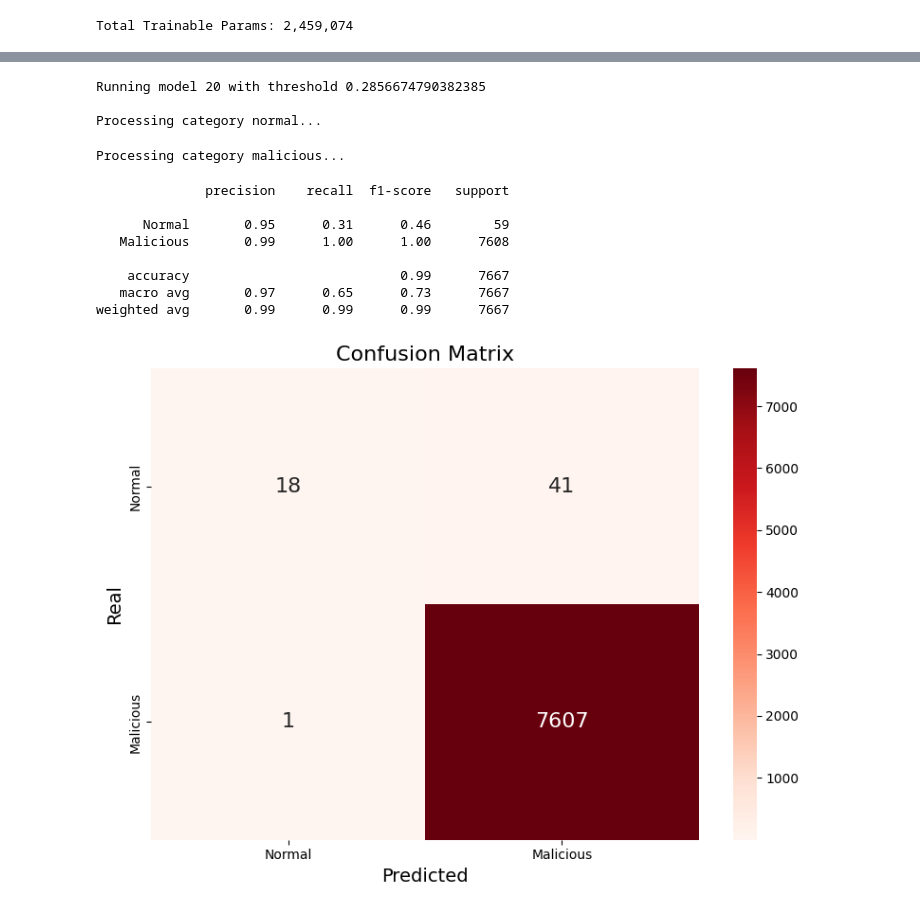
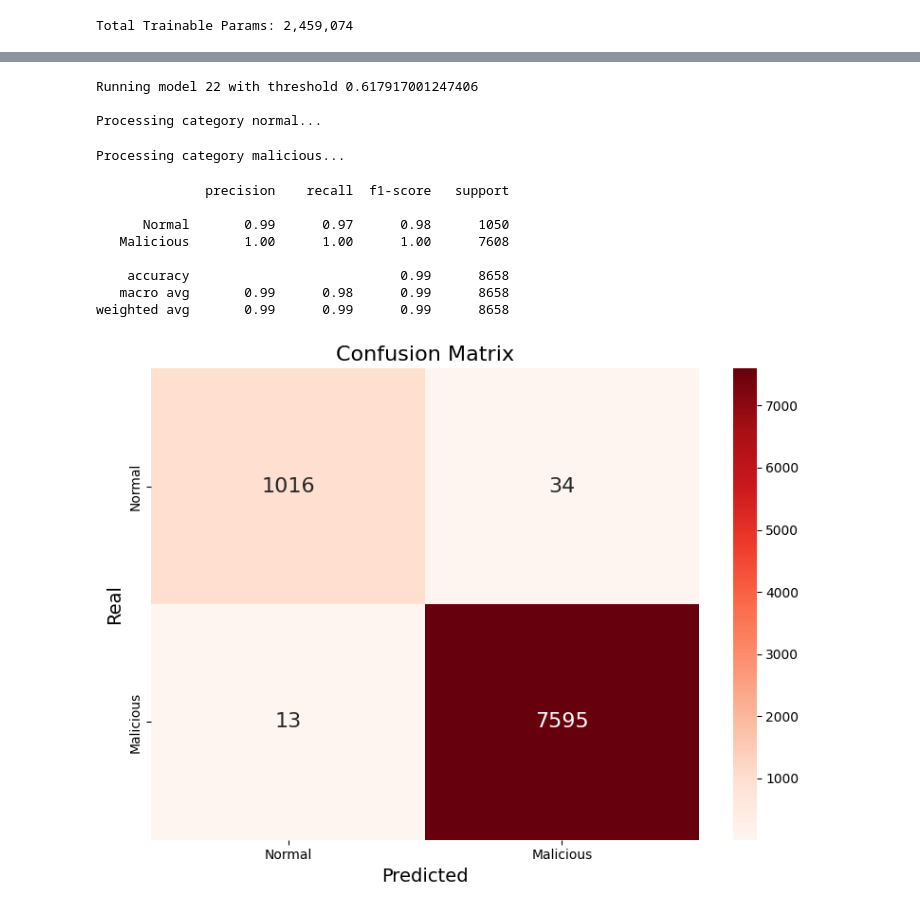
Before and after one commit to DragosMarinescu19/MaliciousCallDetection, a Jupyter notebook: Spectrograms.ipynb, the cells around one changed output, grey strips where cells are left out. Cells and saved outputs as stored; diff of their text form; code cells hidden in the pictures.

Commit message:
Added RFP Audio_With_Noise and generated normal spectrograms + ran model 22

```diff
--- a/Spectrograms.ipynb
+++ b/Spectrograms.ipynb
@@ -218,13 +197,13 @@ def spectrograms_random_splits(spectogram_path,train_ratio=0.8,val_ratio=0.1):
 
         target_dict=normal_sources if label==0 else malicious_sources
 
-        if source_name not in target_dict:
-          target_dict[source_name]={'samples': [], 'label': label}
+        if source_name not in target_dict: #key=audio name, value= dictionary(samples=list of spectrograms, label)
+          target_dict[source_name]={'spectrograms': [], 'label': label}
 
-        target_dict[source_name]['samples'].append(full_path)
+        target_dict[source_name]['spectrograms'].append(full_path)
 
   def get_split_lists(source_dict):
-      source_ids = list(source_dict.keys())
+      source_ids = list(source_dict.keys()) #list of audios
       random.seed(1)
       random.shuffle(source_ids)
       n = len(source_ids)
@@ -239,14 +218,14 @@ def spectrograms_random_splits(spectogram_path,train_ratio=0.8,val_ratio=0.1):
   norm_train, norm_val, norm_test = get_split_lists(normal_sources)
   mal_train, mal_val, mal_test = get_split_lists(malicious_sources)
 
-  def flatten_to_list(ids_list,source_dict):
-    flat_list=[]
+  def flatten_to_list(audio_list,source_dict):
+    spectrogram_list=[]
 
-    for id in ids_list:
-      label=source_dict[id]['label']
-      for sample in source_dict[id]['samples']:
-        flat_list.append((sample,label))
-    return flat_list
+    for audio_file in audio_list:
+      label=source_dict[audio_file]['label']
+      for spectrogram in source_dict[audio_file]['spectrograms']:
+        spectrogram_list.append((spectrogram,label))
+    return spectrogram_list
 
   train = flatten_to_list(norm_train, normal_sources) + flatten_to_list(mal_train, malicious_sources)
   val   = flatten_to_list(norm_val, normal_sources)   + flatten_to_list(mal_val, malicious_sources)
@@ -1129,39 +1115,39 @@ def run_predictions(validation_path,device,model_path):
   plt.show()
 # %%
 device = torch.device("cuda" if torch.cuda.is_available() else "cpu")
-model_path="/content/drive/MyDrive/MaliciousCallDetection/models/malicious_call_detector_v20_best.pt"
+model_path="/content/drive/MyDrive/MaliciousCallDetection/models/malicious_call_detector_v22_best.pt"
 base_path="/content/drive/MyDrive/MaliciousCallDetection/dataset/validation"
 def evaluate_category(device,model_path,base_path):
   all_predict=0
   category="PF_malicious"
   dir_path=os.path.join(base_path,category)
   if not os.path.exists(dir_path):
     return
   valid_files = [f for f in os.listdir(dir_path) if f.lower().endswith(('.wav', '.mp3'))]
   idx=1
   for f in valid_files:
     full_path = os.path.join(dir_path, f)
     predicted=predict_audio(model_path,full_path,"cuda",plot=False)
     all_predict+=predicted
   print(f"Malicious calls caught {all_predict}/{131}") #0/131 la v8 si 129/131 la v14 si 72/131 la v15, ... la v17`
 
 #evaluate_category(device,model_path,base_path)
 run_predictions(base_path,device,model_path)
 #predict_audio(model_path,"/content/drive/MyDrive/MaliciousCallDetection/records/Sales Call example 1 [4ostqJD3Psc].wav",device="cuda",plot=True)
 # %% [output]
-Running model 20 with threshold 0.2856674790382385
+Running model 22 with threshold 0.617917001247406
 
 Processing category normal...
 Processing category malicious...
               precision    recall  f1-score   support
 
-      Normal       0.95      0.31      0.46        59
-   Malicious       0.99      1.00      1.00      7608
+      Normal       0.99      0.97      0.98      1050
+   Malicious       1.00      1.00      1.00      7608
 
-    accuracy                           0.99      7667
-   macro avg       0.97      0.65      0.73      7667
-weighted avg       0.99      0.99      0.99      7667
+    accuracy                           0.99      8658
+   macro avg       0.99      0.98      0.99      8658
+weighted avg       0.99      0.99      0.99      8658
-[figure, old version]
+[figure, new version]
 # %%
 from pydub import AudioSegment
 def get_minutes_from_audio(path):
```
Also changed, not shown: parts of 18 cells of this notebook, 1 other file.
